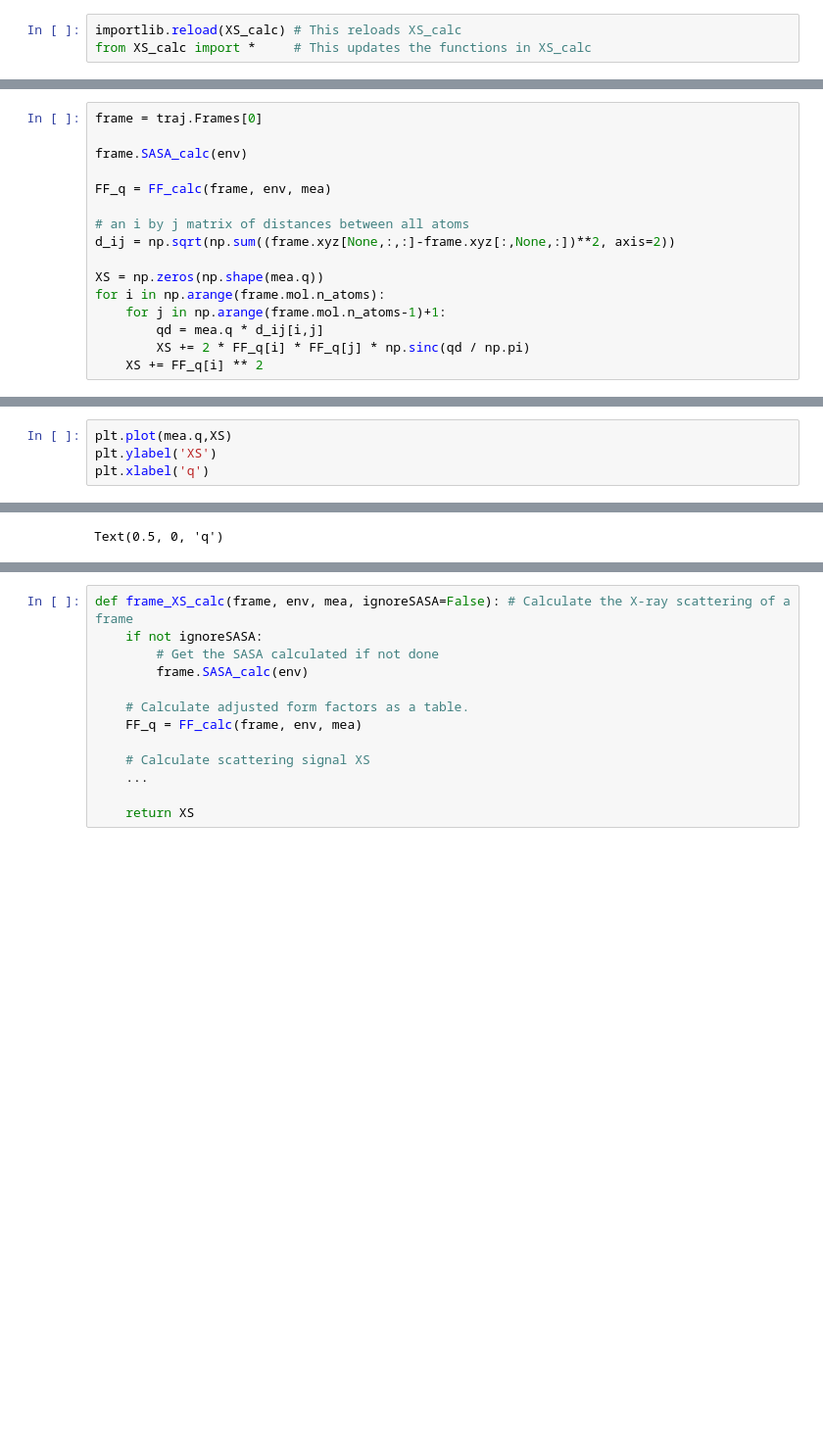
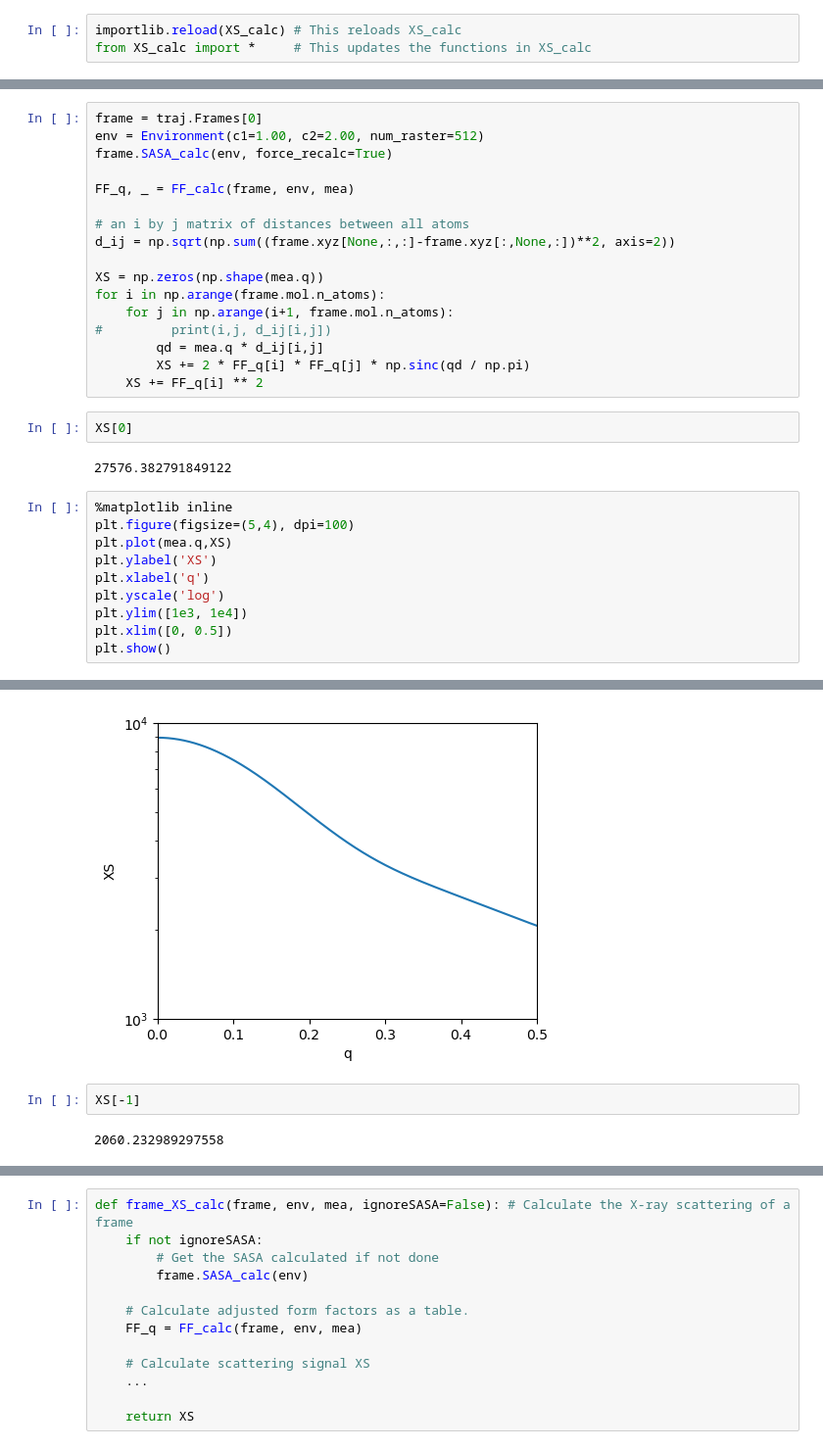
Before and after one commit to arnoldchan1/XS_calc, a Jupyter notebook: test_script_Debye.ipynb, the cells around one changed output, grey strips where cells are left out. Shown: that part at 98% size. Cells and saved outputs as stored; diff of their text form; blank space fills up the shorter version.

Commit message:
Edited XS_calc

```diff
--- a/test_script_Debye.ipynb
+++ b/test_script_Debye.ipynb
@@ -45,16 +20,0 @@ frame.mol.n_atoms
-# %%
-frame = traj.Frames[0]
-
-frame.SASA_calc(env)
-
-FF_q = FF_calc(frame, env, mea)
-
-# an i by j matrix of distances between all atoms
-d_ij = np.sqrt(np.sum((frame.xyz[None,:,:]-frame.xyz[:,None,:])**2, axis=2))
-
-XS = np.zeros(np.shape(mea.q))
-for i in np.arange(frame.mol.n_atoms):
-    for j in np.arange(frame.mol.n_atoms-1)+1:
-        qd = mea.q * d_ij[i,j]
-        XS += 2 * FF_q[i] * FF_q[j] * np.sinc(qd / np.pi)
-    XS += FF_q[i] ** 2
@@ -70,5 +21,32 @@ plt.imshow(d_ij)
+# %%
+frame = traj.Frames[0]
+env = Environment(c1=1.00, c2=2.00, num_raster=512)
+frame.SASA_calc(env, force_recalc=True)
+
+FF_q, _ = FF_calc(frame, env, mea)
+
+# an i by j matrix of distances between all atoms
+d_ij = np.sqrt(np.sum((frame.xyz[None,:,:]-frame.xyz[:,None,:])**2, axis=2))
+
+XS = np.zeros(np.shape(mea.q))
+for i in np.arange(frame.mol.n_atoms):
+    for j in np.arange(i+1, frame.mol.n_atoms):
+#         print(i,j, d_ij[i,j])
+        qd = mea.q * d_ij[i,j]
+        XS += 2 * FF_q[i] * FF_q[j] * np.sinc(qd / np.pi)
+    XS += FF_q[i] ** 2
+# %%
+XS[0]
+# %% [output]
+27576.382791849122
 # %%
+%matplotlib inline
+plt.figure(figsize=(5,4), dpi=100)
 plt.plot(mea.q,XS)
 plt.ylabel('XS')
 plt.xlabel('q')
+plt.yscale('log')
+plt.ylim([1e3, 1e4])
+plt.xlim([0, 0.5])
+plt.show()
 # %% [output]
@@ -77 +53,5 @@ plt.xlabel('q')
-Text(0.5, 0, 'q')
+[figure, added]
+# %%
+XS[-1]
+# %% [output]
+2060.232989297558
```
Also changed, not shown: parts of 13 cells of this notebook, 3 other files.
